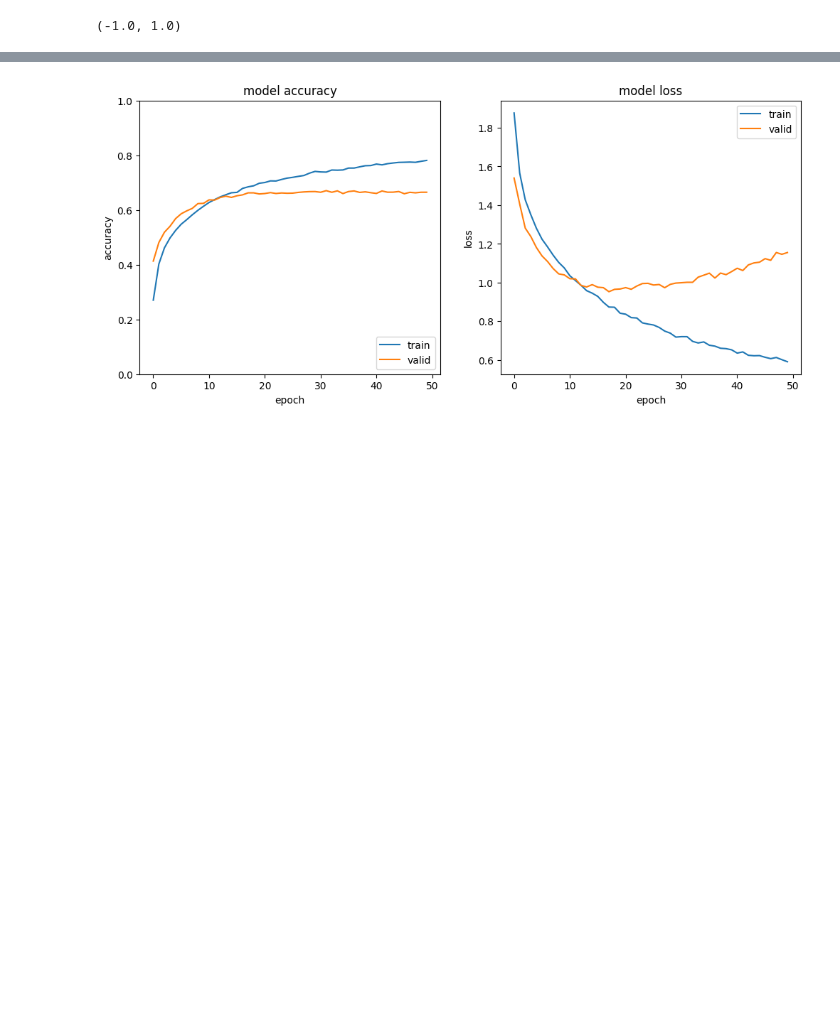
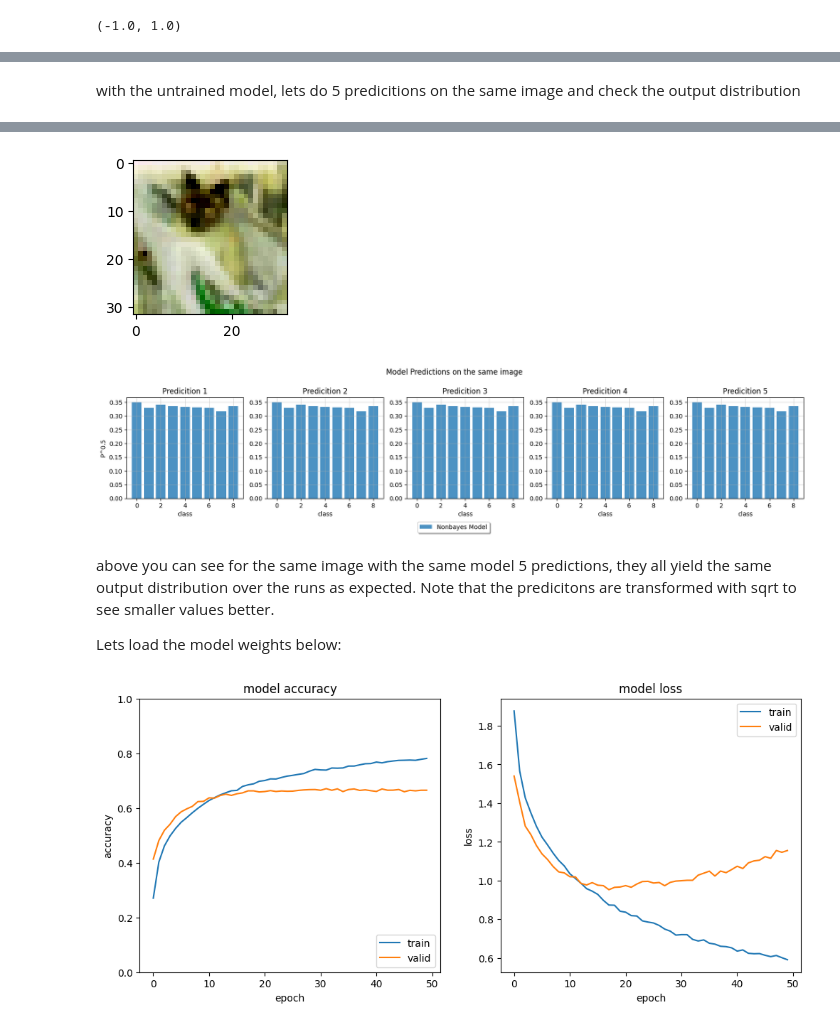
Before and after one commit to tensorchiefs/dl_course_2024, a Jupyter notebook: notebooks/17_cifar10_classification_mc_and_vi_sol.ipynb, the cells around one changed output, grey strips where cells are left out. Drawn from its saved outputs; the diff is of its cells as text; code cells hidden in the pictures; blank space fills up the shorter version.

```diff
--- a/notebooks/17_cifar10_classification_mc_and_vi_sol.ipynb
+++ b/notebooks/17_cifar10_classification_mc_and_vi_sol.ipynb
@@ -503,0 +721,5 @@ WARNING:matplotlib.image:Clipping input data to the valid range for imshow with
+# %% [markdown]
+with the untrained model, lets do 5 predicitions on the same image and check the output distribution
+# %%
+nonbayes_5preds()
+# %% [output]
@@ -504,3 +727,9 @@ WARNING:matplotlib.image:Clipping input data to the valid range for imshow with
+[figure, added]
+[figure, added]
+# %% [markdown]
+above you can see for the same image with the same model 5 predictions, they all yield the same output distribution over the runs as expected. Note that the predicitons are transformed with sqrt to see smaller values better.
+
+Lets load the model weights below:
 # %%
 train_base=False
 
```
Also changed, not shown: parts of 43 cells of this notebook.
